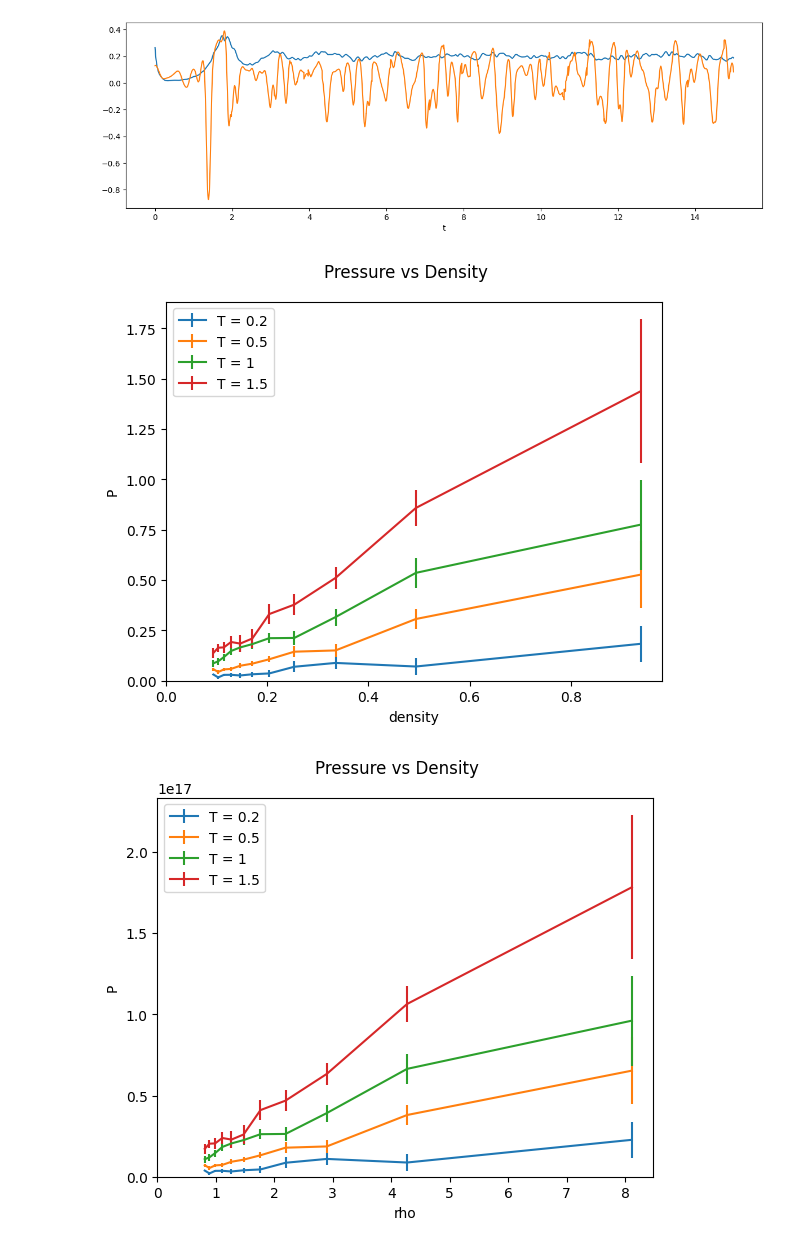
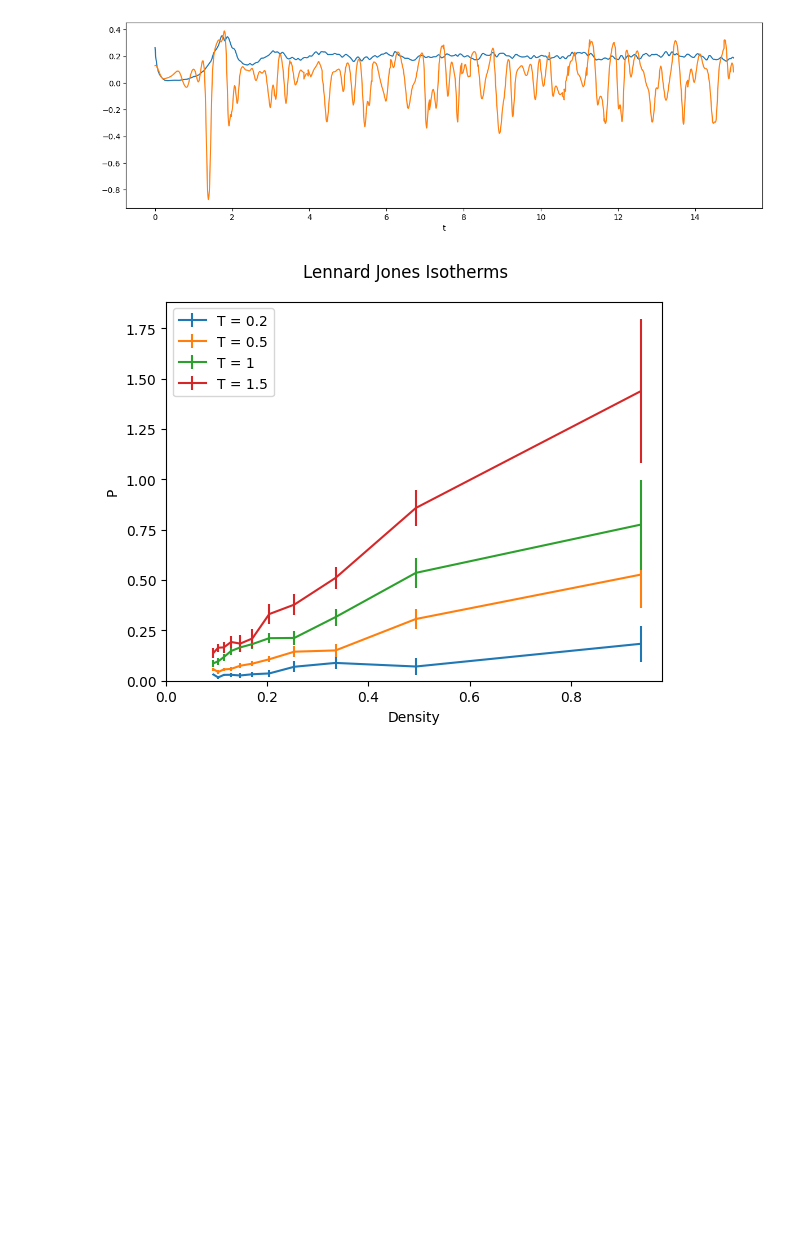
Before and after one commit to julius-clegg/Molecular-Dynamics-Simulation, a Jupyter notebook: PHYS2020 Project.ipynb, the cells around one changed output. Cells and saved outputs as stored; diff of their text form; code cells hidden in the pictures; blank space fills up the shorter version.

```diff
--- a/PHYS2020 Project.ipynb
+++ b/PHYS2020 Project.ipynb
@@ -491,8 +491,9 @@ system = time_evolution(
 )
 # system_saves.append(system)
 # %%
-# system = system_saves[2]
+system = system_saves[0]
 # system_saves.append(system)
+
 rs = system.rs; vs = system.vs
 t = np.arange(steps)*dt
 KEs = system.KEs
@@ -695,60 +693,59 @@ for i, T in enumerate(temperatures):
     Pstds = []
     l = L
     for j in range(0,10+1):
         rhos.append(N/all_results[i][j].V)
         Pmeans.append(all_P_means[i][j])
         Pstds.append(all_P_stds[i][j])
         l += L*L*0.1 / l / 2
     rhos = np.array(rhos)
     Pmeans = np.array(Pmeans)
     Pstds = np.array(Pstds)
     ax.errorbar(rhos, Pmeans,
         yerr=Pstds/(t_total*2/3),
         label=f"T = {T}"
     )
     # ax.plot(rhos, Pmeans, label=f"T = {T}")
     all_rhos.append(rhos)
     all_Pmeans.append(Pmeans)
     all_Pstds.append(Pstds)
 
 
 ax.set_ylabel("P")
-ax.set_xlabel("density")
+ax.set_xlabel("Density")
 ax.set_xlim(0)
 ax.set_ylim(0)
 ax.legend()
 
-fig.suptitle("Pressure vs Density")
+fig.suptitle("Lennard Jones Isotherms")
 fig.subplots_adjust(top=0.90)
-fig.show()
+fig.savefig("Lennard Jones Isotherms.png")
 
-fig, ax = plt.subplots()
-nm = 1e-9
-k = scipy.constants.k
-epsilon = k*120
-sigma = 0.34 * nm
-# m = 39.948 * scipy.constants.u
+# fig, ax = plt.subplots()
+# nm = 1e-9
+# k = scipy.constants.k
+# epsilon = k*120
+# sigma = 0.34 * nm
+# # m = 39.948 * scipy.constants.u
 
-for i, T in enumerate(temperatures):
-    rhos = all_rhos[i]
-    Pmeans = all_Pmeans[i]
-    Pstds = all_Pstds[i]
-    ax.errorbar(
-        rhos / sigma**2 * nm**2,
-        Pmeans * (epsilon * sigma**-4),
-        yerr=Pstds/(t_total*2/3) * (epsilon * sigma**-4),
-        label=f"T = {T}"
-    )
-    # ax.plot(rhos, Pmeans, label=f"T = {T}")
-ax.set_ylabel("P")
-ax.set_xlabel("rho")
-ax.set_xlim(0)
-ax.set_ylim(0)
-ax.legend()
+# for i, T in enumerate(temperatures):
+#     rhos = all_rhos[i]
+#     Pmeans = all_Pmeans[i]
+#     Pstds = all_Pstds[i]
+#     ax.errorbar(
+#         rhos / sigma**2 * nm**2,
+#         Pmeans * (epsilon * sigma**-4),
+#         yerr=Pstds/(t_total*2/3) * (epsilon * sigma**-4),
+#         label=f"T = {T}"
+#     )
+#     # ax.plot(rhos, Pmeans, label=f"T = {T}")
+# ax.set_ylabel("P")
+# ax.set_xlabel("rho")
+# ax.set_xlim(0)
+# ax.set_ylim(0)
+# ax.legend()
 
-fig.suptitle("Pressure vs Density")
-fig.subplots_adjust(top=0.90)
-fig.show()
+# fig.suptitle("Argon Isotherms")
+# fig.subplots_adjust(top=0.90)
+# fig.savefig("Argon Isotherms.png")
 # %% [output]
-[figure, old version]
+[figure, new version]
-[figure, removed]
```
Also changed, not shown: parts of 4 cells of this notebook, 50 other files.
